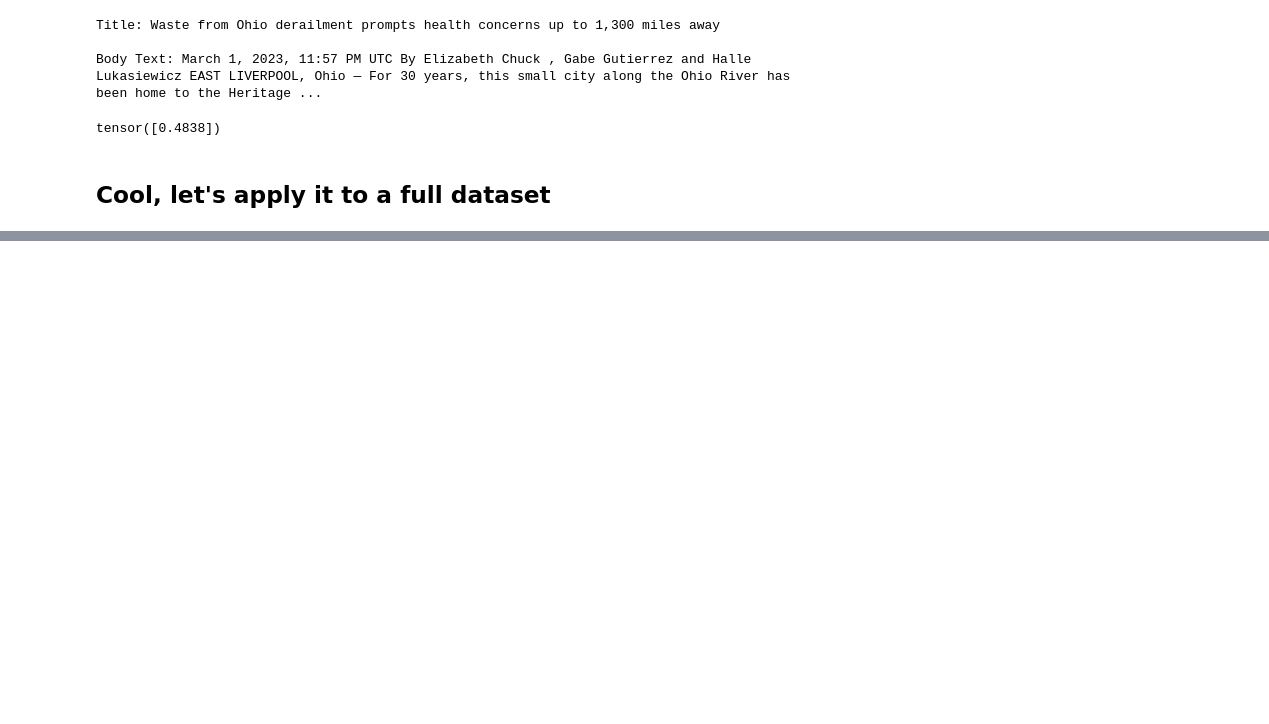
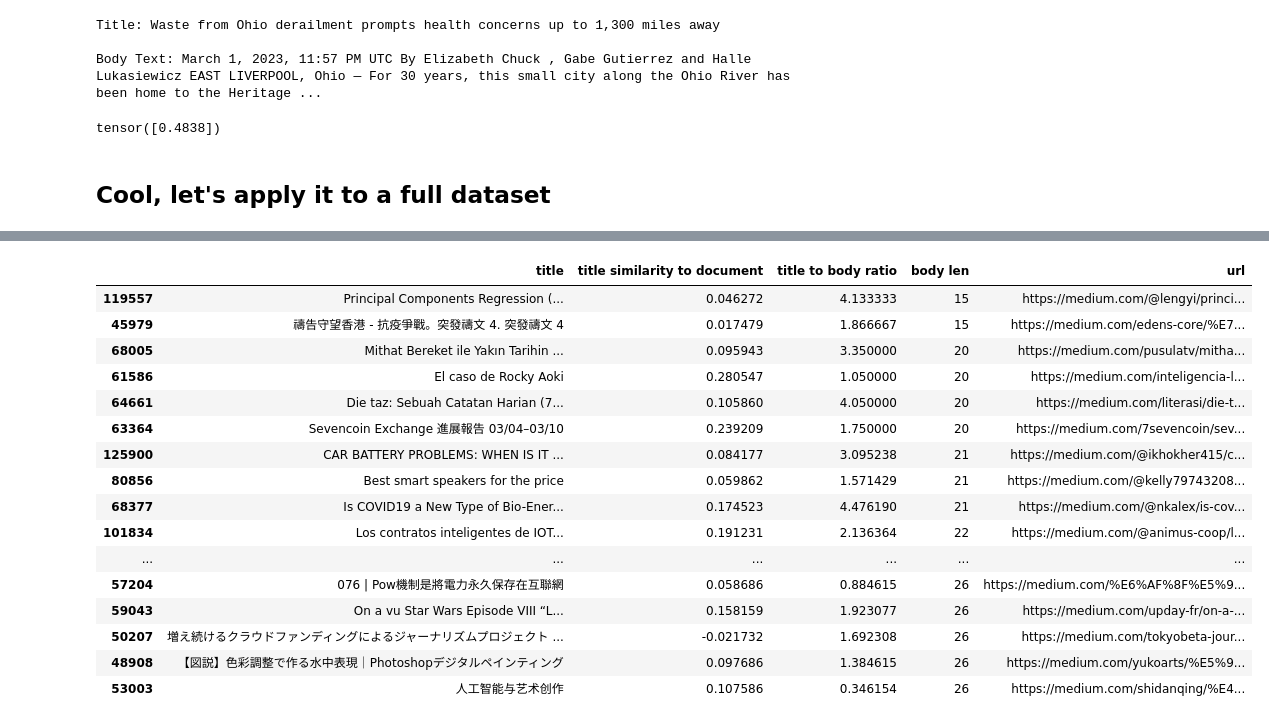
Before and after one commit to DecafSunrise/Hollandaise, a Jupyter notebook: Embeddings/How similar are document titles to bodies.ipynb, the cells around one changed output, grey strips where cells are left out. Saved outputs shown, nothing was run; the diff lists cells and outputs as text; code cells hidden in the pictures; blank space fills up the shorter version.

```diff
--- a/Embeddings/How similar are document titles to bodies.ipynb
+++ b/Embeddings/How similar are document titles to bodies.ipynb
@@ -84,0 +111,20 @@ df[['title', 'url','title similarity to document']].sort_values(by='title simila
+# %%
+df[['title', 'title similarity to document', 'title to body ratio', 'body len', 'url']].sort_values(by='body len', ascending=True).head(25)
+# %% [output]
+|  | title | title similarity to document | title to body ratio | body len | url |
+| 119557 | Principal Components Regression (... | 0.046272 | 4.133333 | 15 | https://medium.com/@lengyi/princi... |
+| 45979 | 禱告守望香港 - 抗疫爭戰。突發禱文 4. 突發禱文 4 | 0.017479 | 1.866667 | 15 | https://medium.com/edens-core/%E7... |
+| 68005 | Mithat Bereket ile Yakın Tarihin ... | 0.095943 | 3.350000 | 20 | https://medium.com/pusulatv/mitha... |
+| 61586 | El caso de Rocky Aoki | 0.280547 | 1.050000 | 20 | https://medium.com/inteligencia-l... |
+| 64661 | Die taz: Sebuah Catatan Harian (7... | 0.105860 | 4.050000 | 20 | https://medium.com/literasi/die-t... |
+| 63364 | Sevencoin Exchange 進展報告 03/04–03/10 | 0.239209 | 1.750000 | 20 | https://medium.com/7sevencoin/sev... |
+| 125900 | CAR BATTERY PROBLEMS: WHEN IS IT ... | 0.084177 | 3.095238 | 21 | https://medium.com/@ikhokher415/c... |
+| 80856 | Best smart speakers for the price | 0.059862 | 1.571429 | 21 | https://medium.com/@kelly79743208... |
+| 68377 | Is COVID19 a New Type of Bio-Ener... | 0.174523 | 4.476190 | 21 | https://medium.com/@nkalex/is-cov... |
+| 101834 | Los contratos inteligentes de IOT... | 0.191231 | 2.136364 | 22 | https://medium.com/@animus-coop/l... |
+| ... | ... | ... | ... | ... | ... |
+| 57204 | 076 | Pow機制是將電力永久保存在互聯網 | 0.058686 | 0.884615 | 26 | https://medium.com/%E6%AF%8F%E5%9... |
+| 59043 | On a vu Star Wars Episode VIII “L... | 0.158159 | 1.923077 | 26 | https://medium.com/upday-fr/on-a-... |
+| 50207 | 増え続けるクラウドファンディングによるジャーナリズムプロジェクト ... | -0.021732 | 1.692308 | 26 | https://medium.com/tokyobeta-jour... |
+| 48908 | 【図説】色彩調整で作る水中表現｜Photoshopデジタルペインティング | 0.097686 | 1.384615 | 26 | https://medium.com/yukoarts/%E5%9... |
+| 53003 | 人工智能与艺术创作 | 0.107586 | 0.346154 | 26 | https://medium.com/shidanqing/%E4... |
```
Also changed, not shown: parts of 5 cells of this notebook.
